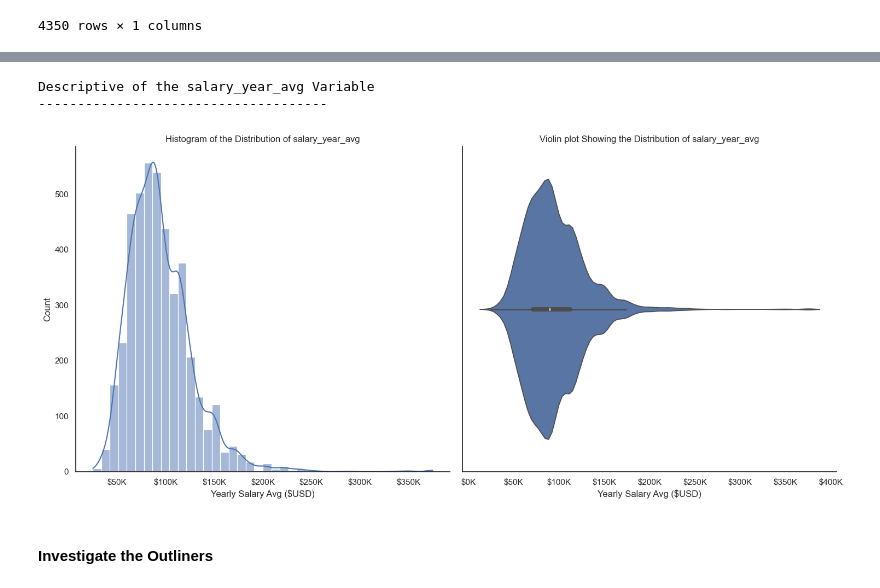
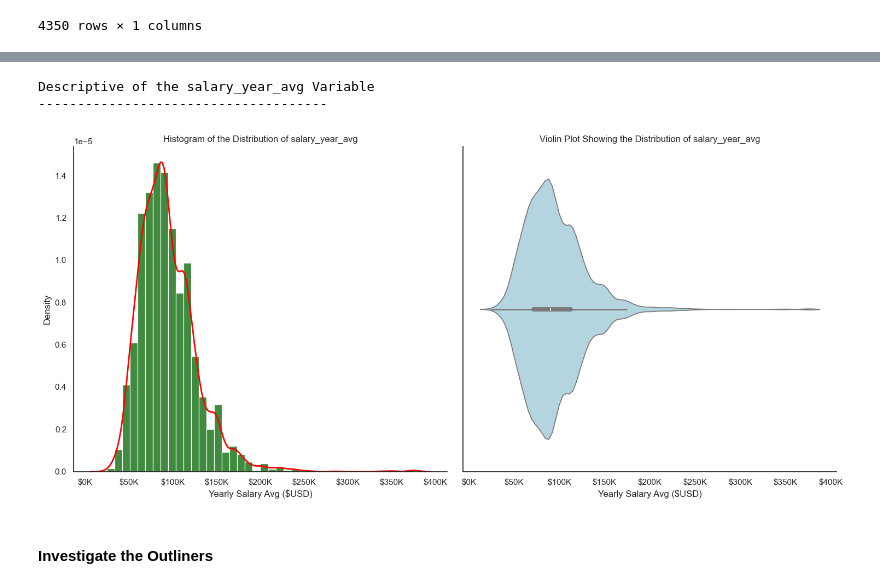
Before and after one commit to DataNerdss/Python_Data_Analyst_Job_Postings_Analysis_2023, a Jupyter notebook: Notebooks/1_EDA.ipynb, the cells around one changed output, grey strips where cells are left out. Drawn from its saved outputs; the diff is of its cells as text; code cells hidden in the pictures.

```diff
--- a/Notebooks/1_EDA.ipynb
+++ b/Notebooks/1_EDA.ipynb
@@ -20,7 +20,7 @@ filterwarnings('ignore')
 ### Loading the data
 # %%
 # Load the data
-data_loaded = pd.read_csv(r'C:\Users\mkhov\Desktop\Jupyter_Notebooks\Python_Github_projects\Python_Project_Data_Jobs_Analysis_2023\Data\data_jobs.csv')
+data_loaded = pd.read_csv(r'C:\Users\mkhov\Desktop\Jupyter_Notebooks\Python_Github_projects\Python_Data_Analyst_Job_Postings_Analysis_2023\Data\data_jobs.csv')
 
 # Filter Data for Data Analyst Jobs listed in the United States
 df_USA = data_loaded[(data_loaded['job_country'] == 'United States') &
@@ -259,36 +283,48 @@ df_USA_numeric
 # %%
+import seaborn as sns
+import matplotlib.pyplot as plt
+
 # Create a function to plot the distribution of the numeric variables
-# Setting the theme
+# Setting the theme and a color palette
 sns.set_theme(style='white')
+color_palette = ['darkgreen','red','lightblue']  # Customize the color palette
 
 def df_numeric_visual(column, bin):
-    print('Descriptive of the',column,'Variable')
+    print('Descriptive of the', column, 'Variable')
     print("-------------------------------------")
 
-    fig, ax = plt.subplots(1,2, figsize = (15,7))
+    fig, ax = plt.subplots(1, 2, figsize=(15, 7))
 
-    # Creating the histogram plot
-    sns.histplot(data = df_USA_numeric[column], kde = True, bins=bin, ax = ax[0])
-    # Customization
-    ax[0].set_title("Histogram of the Distribution of "+ column)
+    # Creating the histogram plot (only the histogram part)
+    sns.histplot(data=df_USA_numeric[column], bins=bin, ax=ax[0], color=color_palette[0], stat='density')
+
+    # Overlay the KDE plot separately with its own color
+    sns.kdeplot(data=df_USA_numeric[column], ax=ax[0], color=color_palette[1], linewidth=2)
+
+    # Customizing histogram
+    ax[0].set_title("Histogram of the Distribution of " + column)
     ax[0].set_xlabel('Yearly Salary Avg ($USD)')
     ax[0].xaxis.set_major_formatter(plt.FuncFormatter(lambda x, pos: f'${int(x/1000)}K'))
 
-    sns.violinplot(data = df_USA_numeric[column],ax = ax[1],orient='h' )
+    # Creating the violin plot with custom color
+    sns.violinplot(data=df_USA_numeric[column], ax=ax[1], orient='h', color=color_palette[2])
     sns.despine()
-    # Customization
-    ax[1].set_title('Violin plot Showing the Distribution of ' + column)
+
+    # Customizing violin plot
+    ax[1].set_title('Violin Plot Showing the Distribution of ' + column)
     ax[1].set_xlabel('Yearly Salary Avg ($USD)')
     ax[1].xaxis.set_major_formatter(plt.FuncFormatter(lambda x, pos: f'${int(x/1000)}K'))
 
+    # Ensure tight layout
     plt.tight_layout()
 
+# Iterate through each column and plot
 for data in df_USA_numeric:
-    df_numeric_visual(data, bin = 40)
+    df_numeric_visual(data, bin=40)
 # %% [output]
 Descriptive of the salary_year_avg Variable
 -------------------------------------
-[figure, old version]
+[figure, new version]
 # %% [markdown]
 #### Investigate the Outliners
 # %%
```
Also changed, not shown: parts of 6 cells of this notebook, 6 other files.
